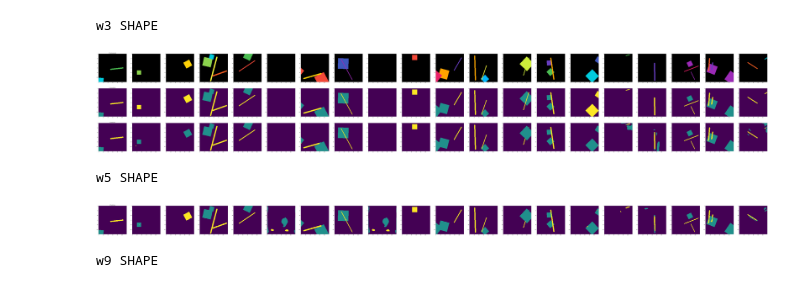
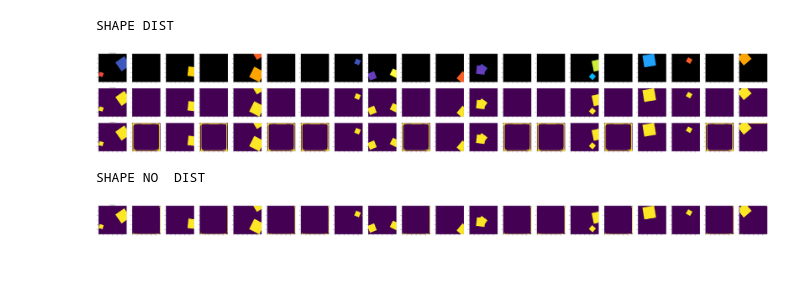
Before and after one commit to melissande/2_master_thesis, a Jupyter notebook: visualize_manually_shape_nb.ipynb, the cells around one changed output. Saved outputs shown, nothing was run; the diff lists cells and outputs as text; code cells hidden in the pictures.

```diff
--- a/visualize_manually_shape_nb.ipynb
+++ b/visualize_manually_shape_nb.ipynb
@@ -20,7 +19,7 @@ import torch.backends.cudnn as cudnn
 # %%
 
 INPUT_CHANNELS=3
-NB_CLASSES=3
+NB_CLASSES=2
 DEFAULT_LAYERS=3
 DEFAULT_FEATURES_ROOT=32
 DEFAULT_WIDTH_KERNEL=3
@@ -60,7 +59,7 @@ def generate_dataset(path_validation,validation_batch_size):
 
     return val_loader
 # %%
-def predict_pytorch_val(val_loader,number_iterations,restore_path,prediction_path,display,param):
+def predict_pytorch_val(val_loader,number_iterations,restore_path,prediction_path,display,param=None):
     TMP_IOU=prediction_path+'TMP_IOU/'
     if not os.path.exists(TMP_IOU):
             os.makedirs(TMP_IOU)
@@ -68,7 +67,7 @@ def predict_pytorch_val(val_loader,number_iterations,restore_path,prediction_pat
 
 
 
-    model=UNet(INPUT_CHANNELS,NB_CLASSES,depth=DEFAULT_LAYERS,n_features_zero=DEFAULT_FEATURES_ROOT,dropout=0,width_kernel=param)
+    model=UNet(INPUT_CHANNELS,NB_CLASSES,depth=DEFAULT_LAYERS,n_features_zero=DEFAULT_FEATURES_ROOT,dropout=0,width_kernel=DEFAULT_WIDTH_KERNEL,distance_net=param)
 
 
 
@@ -95,7 +94,10 @@ def predict_pytorch_val(val_loader,number_iterations,restore_path,prediction_pat
             Y = Variable(Y_val_j.float())
             Y=Y.cuda()
 
-            predictions_i=predict(model,X)
+            if param:
+                _,predictions_i=predict(model,X,param)
+            else:
+                predictions_i=predict(model,X)
 #             print(predictions_i)
             loss_i=criterion(Y,predictions_i)
             loss_i=loss_i.data[0]
@@ -151,40 +153,40 @@ if __name__ == '__main__':
 
 
 
-    #####w3########
-    from unet_val_2 import UNet
-    prediction_path='VISUALIZATION_IMAGES/SHAPE_w_3/'
+#     #####w3########
+#     from unet_val_2 import UNet
+#     prediction_path='VISUALIZATION_IMAGES/SHAPE_w_3/'
 
-    if not os.path.exists(prediction_path):
-            os.makedirs(prediction_path)
+#     if not os.path.exists(prediction_path):
+#             os.makedirs(prediction_path)
 
 
-    print('w3 SHAPE')
-    predict_pytorch_val(validation_loader,1,'MODEL_SHAPE_w3/pytorch_shape_w3CP7600.pth',prediction_path,'all',param=3)
+#     print('w3 SHAPE')
+#     predict_pytorch_val(validation_loader,1,'MODEL_SHAPE_w3/pytorch_shape_w3CP7600.pth',prediction_path,'all',param=3)
 
 
 
-    #####w5########
+#     #####w5########
 
-    prediction_path='VISUALIZATION_IMAGES/SHAPE_w_5/'
+#     prediction_path='VISUALIZATION_IMAGES/SHAPE_w_5/'
 
-    if not os.path.exists(prediction_path):
-            os.makedirs(prediction_path)
+#     if not os.path.exists(prediction_path):
+#             os.makedirs(prediction_path)
 
 
-    print('w5 SHAPE')
-    predict_pytorch_val(validation_loader,1,'MODEL_SHAPE_w5/pytorch_shape_w5CP7600.pth',prediction_path,'no',param=5)
+#     print('w5 SHAPE')
+#     predict_pytorch_val(validation_loader,1,'MODEL_SHAPE_w5/pytorch_shape_w5CP7600.pth',prediction_path,'no',param=5)
 
-    #####w9########
+#     #####w9########
 
-    prediction_path='VISUALIZATION_IMAGES/SHAPE_w_9/'
+#     prediction_path='VISUALIZATION_IMAGES/SHAPE_w_9/'
 
-    if not os.path.exists(prediction_path):
-            os.makedirs(prediction_path)
+#     if not os.path.exists(prediction_path):
+#             os.makedirs(prediction_path)
 
 
-    print('w9 SHAPE')
-    predict_pytorch_val(validation_loader,1,'MODEL_SHAPE_w9/pytorch_shape_w9CP7600.pth',prediction_path,'no',param=9)
+#     print('w9 SHAPE')
+#     predict_pytorch_val(validation_loader,1,'MODEL_SHAPE_w9/pytorch_shape_w9CP7600.pth',prediction_path,'no',param=9)
 
 
 # #   #####L3########
@@ -194,35 +196,56 @@ if __name__ == '__main__':
 #     if not os.path.exists(prediction_path):
 #             os.makedirs(prediction_path)
 
 
 #     print('L3')
 #     predict_pytorch_val(validation_loader,1,'MODEL_SHAPE_L1/pytorch_shape_L1CP12400.pth',prediction_path,'all',param=3)
 
 
 
 #     #####L2######
 
 #     prediction_path='VISUALIZATION_IMAGES/SHAPE_L2/'
 
 #     if not os.path.exists(prediction_path):
 #             os.makedirs(prediction_path)
 
 
 #     print('L2')
 #     predict_pytorch_val(validation_loader,1,'MODEL_SHAPE_L2/pytorch_shape_L2CP12400.pth',prediction_path,'no',param=2)
 
 #     #####L1########
 #     prediction_path='VISUALIZATION_IMAGES/SHAPE_L1/'
 
 #     if not os.path.exists(prediction_path):
 #             os.makedirs(prediction_path)
 
 
 #     print('L1')
 #     predict_pytorch_val(validation_loader,1,'MODEL_SHAPE_L3/pytorch_shape_L3CP12400.pth',prediction_path,'no',param=1)
+
+    ##MODEL DIST###
+    from unet_val_2 import UNet
+    prediction_path='VISUALIZATION_IMAGES/SHAPE_DIST/'
+
+    if not os.path.exists(prediction_path):
+            os.makedirs(prediction_path)
+
+
+    print('SHAPE DIST')
+    predict_pytorch_val(validation_loader,1,'MODEL_SHAPE_DIST/RESUNET_shape_testCP12000.pth',prediction_path,'all',param=True)
+
+     ##MODEL DIST###
+    from unet_val_2 import UNet
+    prediction_path='VISUALIZATION_IMAGES/SHAPE_NODIST/'
+
+    if not os.path.exists(prediction_path):
+            os.makedirs(prediction_path)
+
+
+    print('SHAPE NO  DIST')
+    predict_pytorch_val(validation_loader,1,'MODEL_SHAPE_NODIST/RESUNET_shape_testCP12000.pth',prediction_path,'no',param=True)
 # %% [output]
-w3 SHAPE
+SHAPE DIST
-[figure, old version]
+[figure, new version]
-w5 SHAPE
+SHAPE NO  DIST
-[figure, old version]
+[figure, new version]
-w9 SHAPE
```
Also changed, not shown: parts of 1 cell of this notebook, 3 other files.
